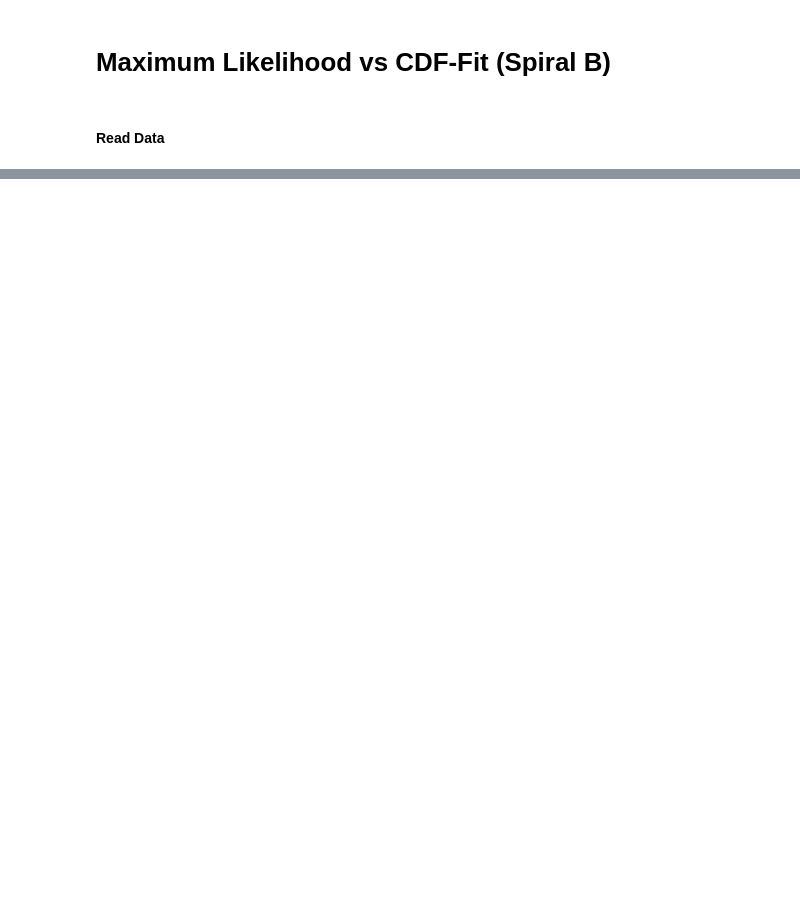
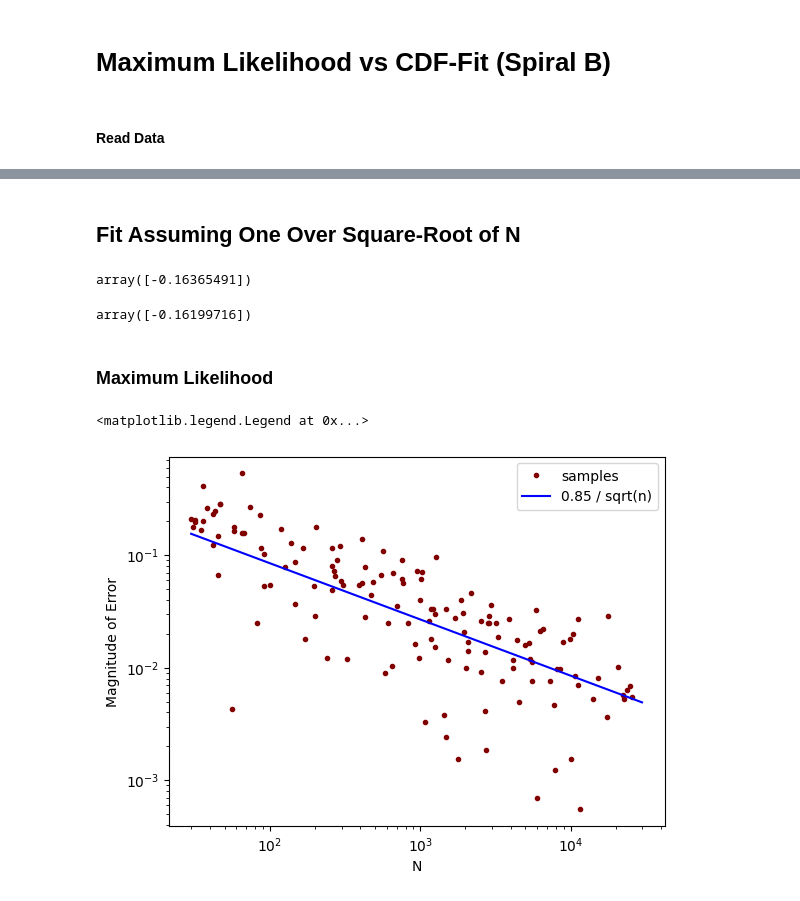
Before and after one commit to DesignToolInvestor/ManetSim, a Jupyter notebook: 2dDist/Worksheets/ml_vs_cdf_fit_b.ipynb, the cells around one changed output, grey strips where cells are left out. Cells and saved outputs as stored; diff of their text form; code cells hidden in the pictures; blank space fills up the shorter version.

```diff
--- a/2dDist/Worksheets/ml_vs_cdf_fit_b.ipynb
+++ b/2dDist/Worksheets/ml_vs_cdf_fit_b.ipynb
@@ -87,0 +88,32 @@ plot.legend()
+# %% [markdown]
+## Fit Assuming One Over Square-Root of N
+# %%
+kolmoForm = lambda n, k: k - n/2
+# %%
+mleParam, _ = curve_fit(kolmoForm, nLog, mleLogErr)
+mleParam
+# %% [output]
+array([-0.16365491])
+# %%
+cdfParam, _ = curve_fit(kolmoForm, nLog, cdfLogErr)
+cdfParam
+# %% [output]
+array([-0.16199716])
+# %% [markdown]
+### Maximum Likelihood
+# %%
+plot.loglog(nL, mleErr, '.', color='maroon', label='samples')
+
+nGrid = LogGrid1(nMin,nMax, nPlot)
+
+k = mleParam[0]
+fitGrid = [exp(k) / sqrt(n) for n in nGrid]
+text = f'{exp(k):.2f} / sqrt(n)'
+plot.loglog(nGrid, fitGrid, c='blue', label=text)
+
+plot.xlabel('N')
+plot.ylabel('Magnitude of Error')
+plot.legend()
+# %% [output]
+<matplotlib.legend.Legend at 0x...>
+[figure, added]
```
Also changed, not shown: parts of 18 cells of this notebook, 1 other file.
